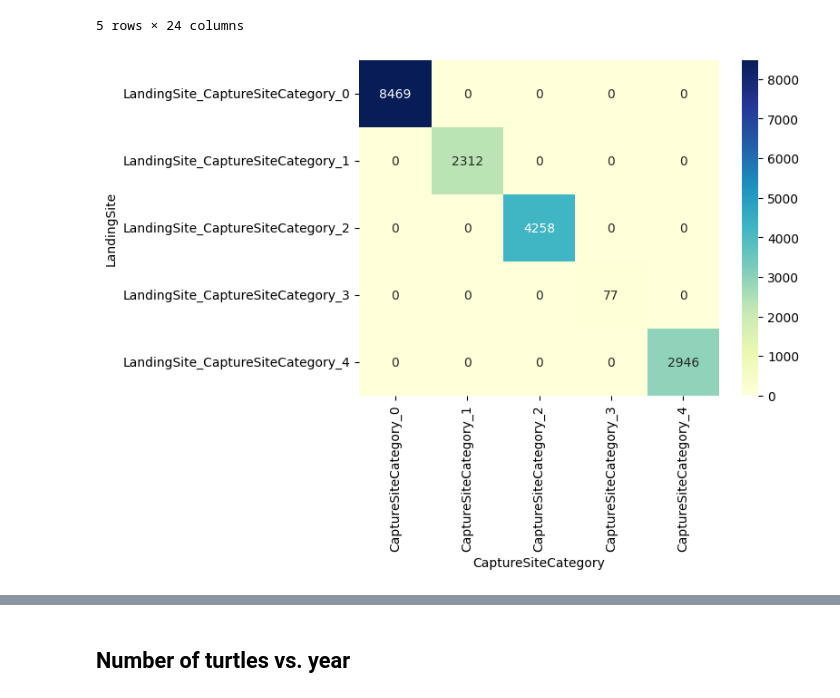
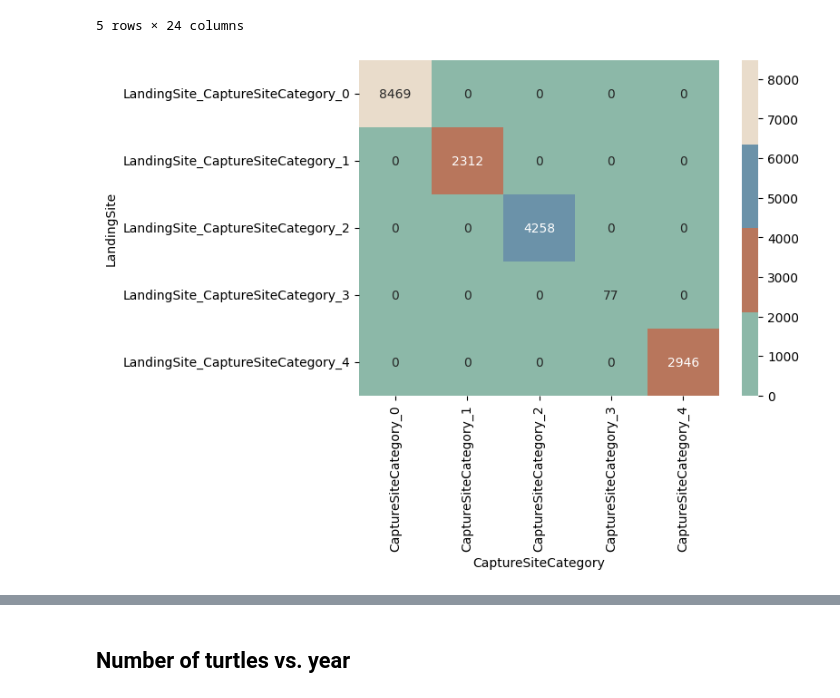
Before and after one commit to eigenaarti2/Ninja-Turtles, a Jupyter notebook: Baseline_new_start_carolina.ipynb, the cells around one changed output, grey strips where cells are left out. Cells and saved outputs as stored; diff of their text form; code cells hidden in the pictures.

Commit message:
Visualization

```diff
--- a/Baseline_new_start_carolina.ipynb
+++ b/Baseline_new_start_carolina.ipynb
@@ -370,17 +370,21 @@ new_df.head()
 | 4 | 2002_RE_0118 | 2002-08-08 | Researcher_25 | CaptureSite_0 | Ocean | Beached | Fisher_1918 | ... |
 5 rows × 24 columns
 # %%
-# Assuming 'column1' and 'column2' are your non-numerical columns
+
+# Correlation LandingSite and CaptureSiteCategory
 contingency_table = pd.crosstab(new_df['LandingSite'], new_df['CaptureSiteCategory'])
 
-import seaborn as sns
-import matplotlib.pyplot as plt
-# Create a heatmap
-sns.heatmap(contingency_table, cmap="YlGnBu", annot=True, fmt="d")
+# Define your custom color palette
+custom_palette = ['#8cb8a8', '#b8765c', '#6b92a9', '#e9dccb']
+
+# Create a heatmap using your custom color palette
+sns.heatmap(contingency_table, cmap=custom_palette, annot=True, fmt="d")
+
 # Add labels
 plt.xlabel('CaptureSiteCategory')
 plt.ylabel('LandingSite')
+
 # Show the plot
 plt.show()
 # %% [output]
-[figure, old version]
+[figure, new version]
```
Also changed, not shown: parts of 7 cells of this notebook.
